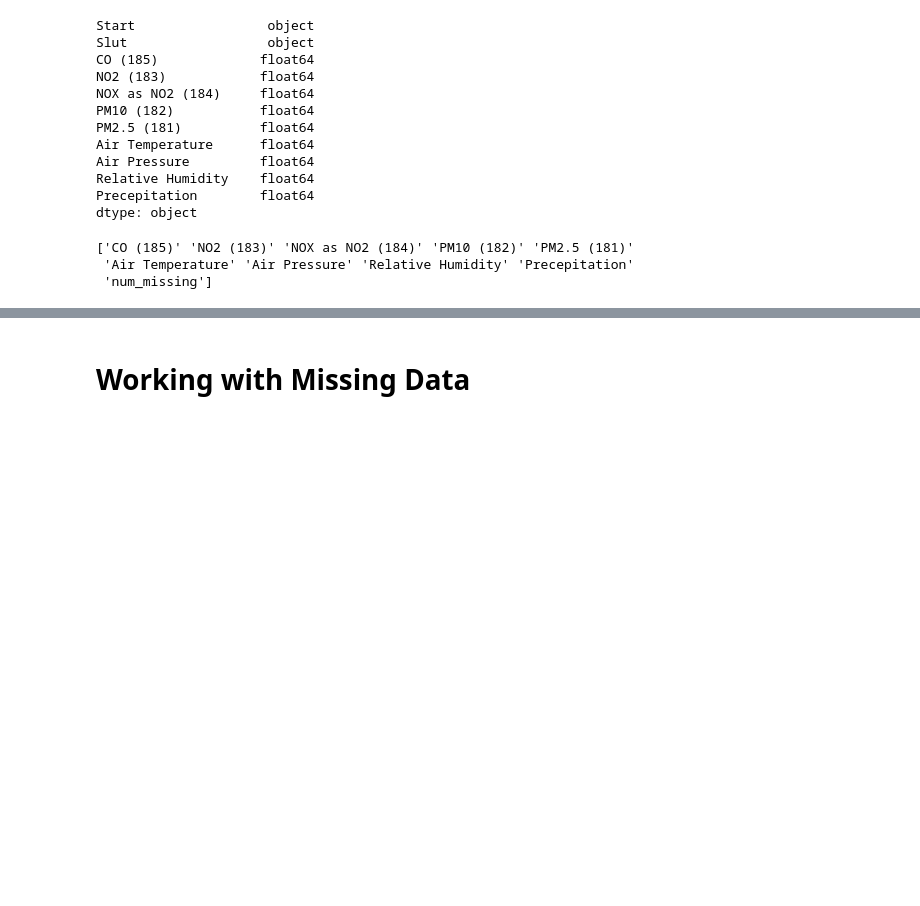
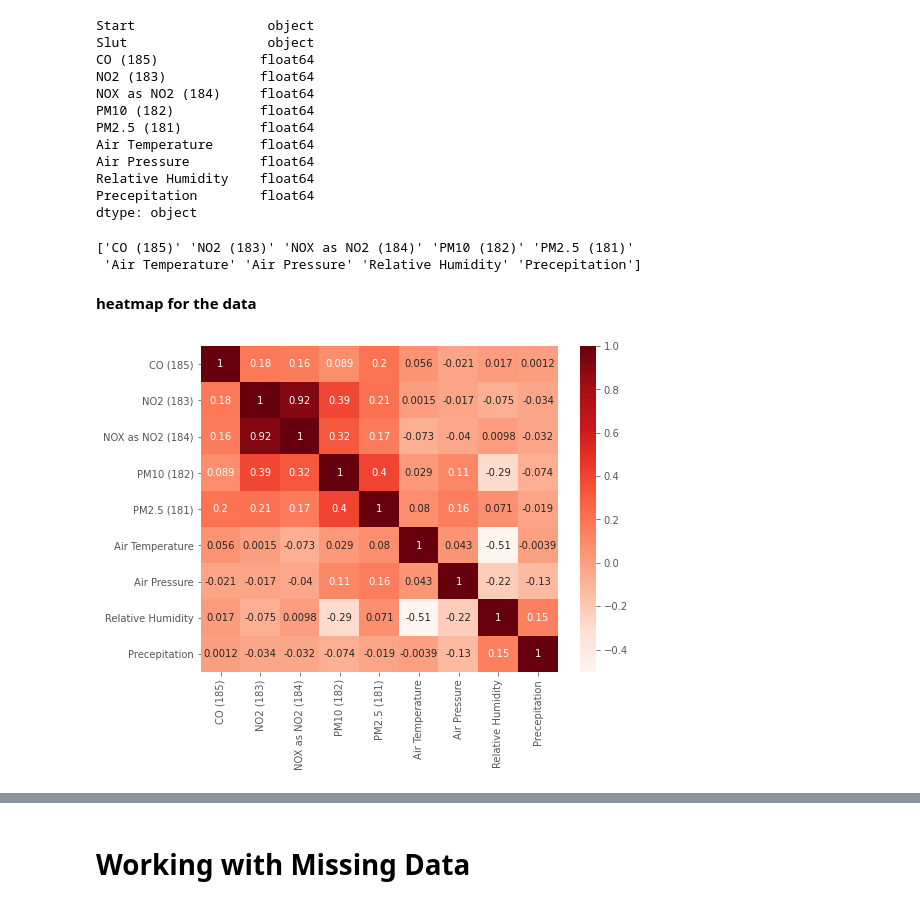
Before and after one commit to evo4np/damp_preprocessing_2018, a Jupyter notebook: station_8779.ipynb, the cells around one changed output, grey strips where cells are left out. Saved outputs shown, nothing was run; the diff lists cells and outputs as text; code cells hidden in the pictures; blank space fills up the shorter version.

Commit message:
added visualization of data

```diff
--- a/station_8779.ipynb
+++ b/station_8779.ipynb
@@ -1,13 +1,20 @@
 # %% [markdown]
 <a href="https://colab.research.google.com/github/evo4np/damp_preprocessing_2018/blob/master/station_8779.ipynb" target="_parent"><img src="https://colab.research.google.com/assets/colab-badge.svg" alt="Open In Colab"/></a>
 # %%
+import os
+import datetime
+import IPython
+import IPython.display
 import requests
 import pandas as pd
 import numpy as np
 import seaborn as sns
+import tensorflow as tf
+import matplotlib
 import matplotlib.pyplot as plt
+import matplotlib as mpl
 import matplotlib.mlab as mlab
-import matplotlib
+
 plt.style.use('ggplot')
 from matplotlib.pyplot import figure
 
@@ -15,6 +22,8 @@ from matplotlib.pyplot import figure
 matplotlib.rcParams['figure.figsize'] = (12,8)
 
 pd.options.mode.chained_assignment = None
+mpl.rcParams['figure.figsize'] = (8, 6)
+mpl.rcParams['axes.grid'] = False
 # %% [markdown]
 # sampling data
 # %%
@@ -502,7 +511,7 @@ Our data is currently in the form [samples, features] and we are framing the pro
 # Second Section
 # %%
 #read the data
-df = 'https://raw.githubusercontent.com/praveenswamy65/Uppsala_ProjectCS_2020/master/8779/8779_merged.csv?token=ANXEMBUHKRMUUVHRNWWMSTS7SAZDG'
+df = 'https://raw.githubusercontent.com/praveenswamy65/Uppsala_ProjectCS_2020/master/8779/8779_merged.csv?token=ANXEMBTOPOCEYXDUTPL5CJK7TGGNU'
 df = pd.read_csv(df)
 df.head()
 # %% [output]
@@ -536,5 +545,12 @@ numeric_cols = df_numeric.columns.values
 print(numeric_cols)
 # %% [output]
 ['CO (185)' 'NO2 (183)' 'NOX as NO2 (184)' 'PM10 (182)' 'PM2.5 (181)'
- 'Air Temperature' 'Air Pressure' 'Relative Humidity' 'Precepitation'
- 'num_missing']
+ 'Air Temperature' 'Air Pressure' 'Relative Humidity' 'Precepitation']
+# %% [markdown]
+**heatmap for the data**
+# %%
+cor = df.corr()
+sns.heatmap(cor, annot=True, cmap=plt.cm.Reds)
+plt.show()
+# %% [output]
+[figure, added]
```
Also changed, not shown: parts of 2 cells of this notebook.
